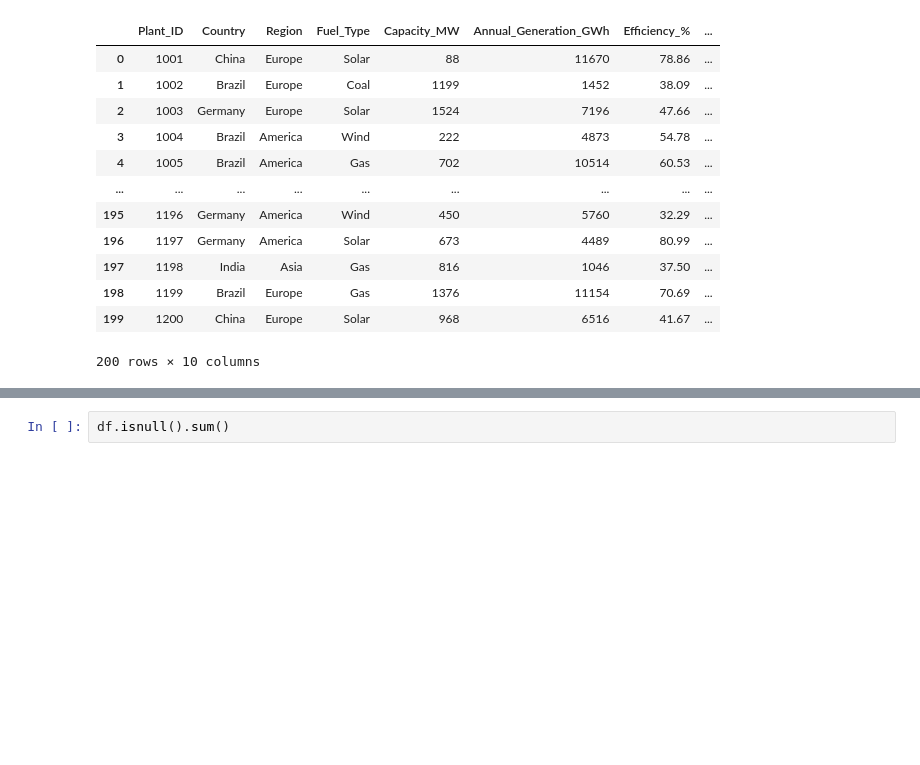
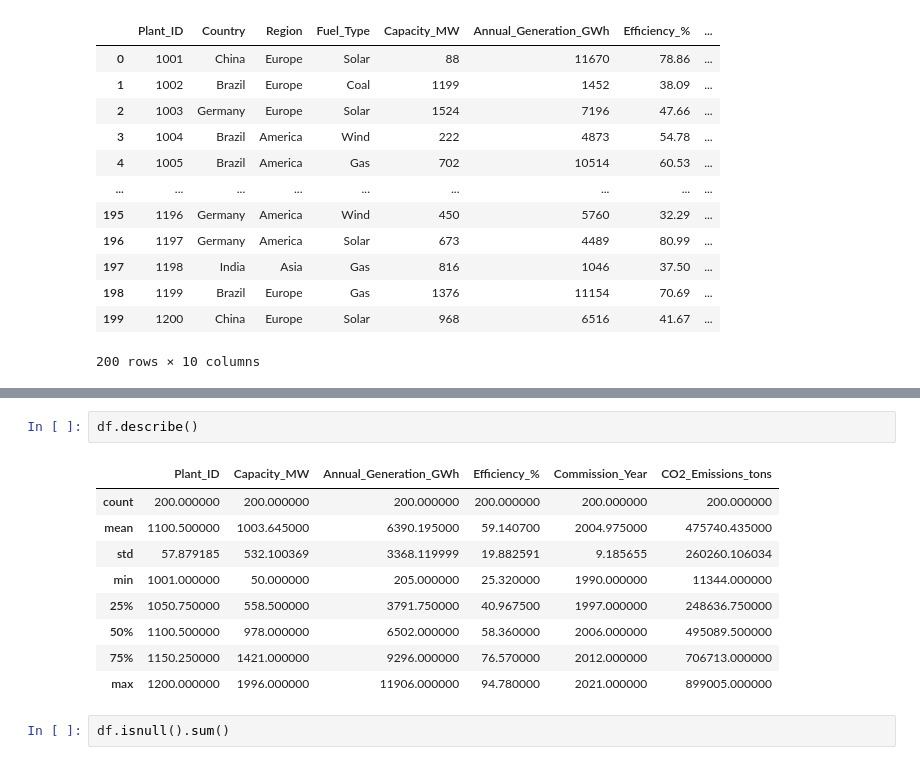
Before and after one commit to Dhanish-Raza/AIML-STUDY, a Jupyter notebook: final_eda_assesment.ipynb, the cells around one changed output, grey strips where cells are left out. Drawn from its saved outputs; the diff is of its cells as text; blank space fills up the shorter version.

```diff
--- a/final_eda_assesment.ipynb
+++ b/final_eda_assesment.ipynb
@@ -26,3 +64,15 @@ df
+# %%
+df.describe()
+# %% [output]
+|  | Plant_ID | Capacity_MW | Annual_Generation_GWh | Efficiency_% | Commission_Year | CO2_Emissions_tons |
+| count | 200.000000 | 200.000000 | 200.000000 | 200.000000 | 200.000000 | 200.000000 |
+| mean | 1100.500000 | 1003.645000 | 6390.195000 | 59.140700 | 2004.975000 | 475740.435000 |
+| std | 57.879185 | 532.100369 | 3368.119999 | 19.882591 | 9.185655 | 260260.106034 |
+| min | 1001.000000 | 50.000000 | 205.000000 | 25.320000 | 1990.000000 | 11344.000000 |
+| 25% | 1050.750000 | 558.500000 | 3791.750000 | 40.967500 | 1997.000000 | 248636.750000 |
+| 50% | 1100.500000 | 978.000000 | 6502.000000 | 58.360000 | 2006.000000 | 495089.500000 |
+| 75% | 1150.250000 | 1421.000000 | 9296.000000 | 76.570000 | 2012.000000 | 706713.000000 |
+| max | 1200.000000 | 1996.000000 | 11906.000000 | 94.780000 | 2021.000000 | 899005.000000 |
 # %%
 df.isnull().sum()
 # %% [output]
```
Also changed, not shown: parts of 26 cells of this notebook, 3 other files.
